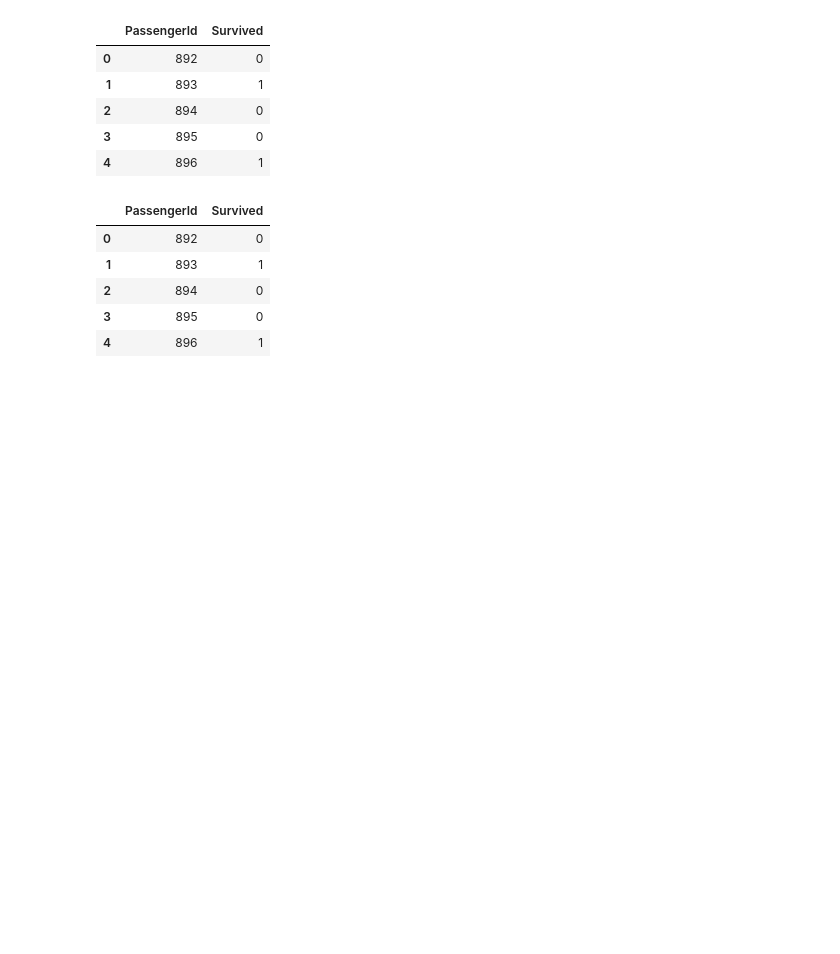
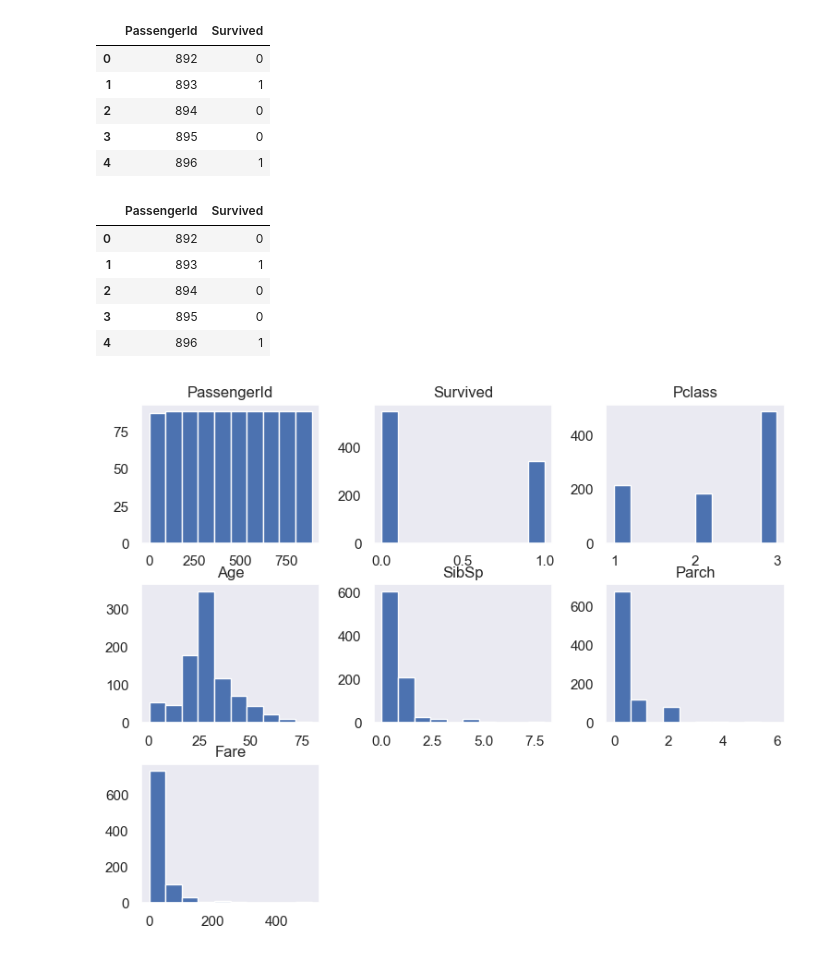
Before and after one commit to anlu18/Titanic-ML, a Jupyter notebook: Cleaned_Titanic_DataSet.ipynb, the cells around one changed output. Drawn from its saved outputs; the diff is of its cells as text; code cells hidden in the pictures; blank space fills up the shorter version.

```diff
--- a/Cleaned_Titanic_DataSet.ipynb
+++ b/Cleaned_Titanic_DataSet.ipynb
@@ -14,0 +40,3 @@ titanic.head()
+# %%
+average_age = titanic_data['Age'].mean()
+print("Average Age:", average_age)
@@ -14,0 +45,3 @@ titanic.head()
+# %%
+titanic_data['Age'].fillna(average_age, inplace=True)
+titanic_data.info()
@@ -15,6 +68,8 @@ titanic.head()
+# %%
+dropped_titanic = titanic_data.drop(['Cabin'], axis=1)
 # %%
 # Display the first few clean rows of the DataFrame
-titanic_data_df = titanic_data.dropna()
+titanic_data_df = dropped_titanic.dropna()
 titanic_data_df.head()
 # %% [output]
 |  | PassengerId | Survived | Pclass | Name | Sex | Age | SibSp | Parch | Ticket | Fare | ... |
@@ -67,3 +153,7 @@ Gender_data_df.head()
 | 2 | 894 | 0 |
 | 3 | 895 | 0 |
 | 4 | 896 | 1 |
+# %%
+titanic_data_df.hist(bins=10,figsize=(9,7),grid=False);
+# %% [output]
+[figure, added]
```
Also changed, not shown: parts of 12 cells of this notebook.
